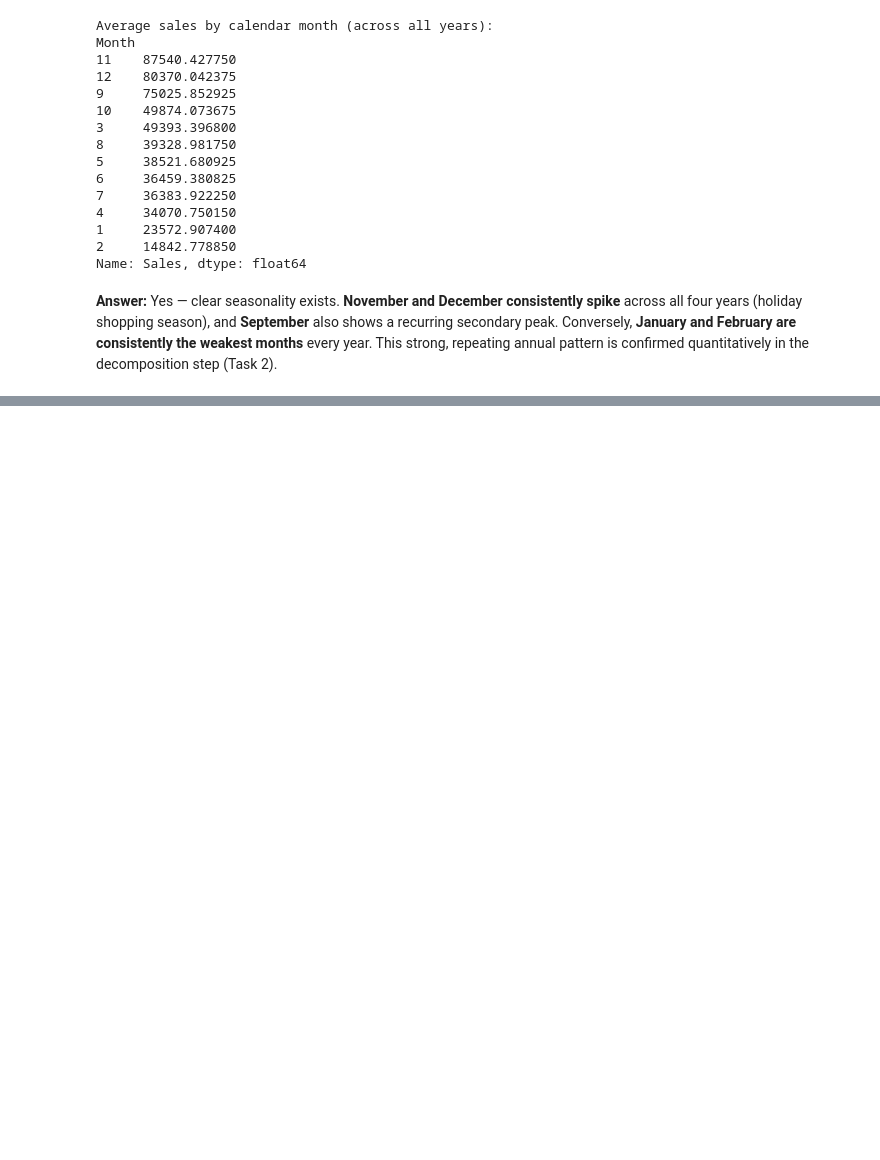
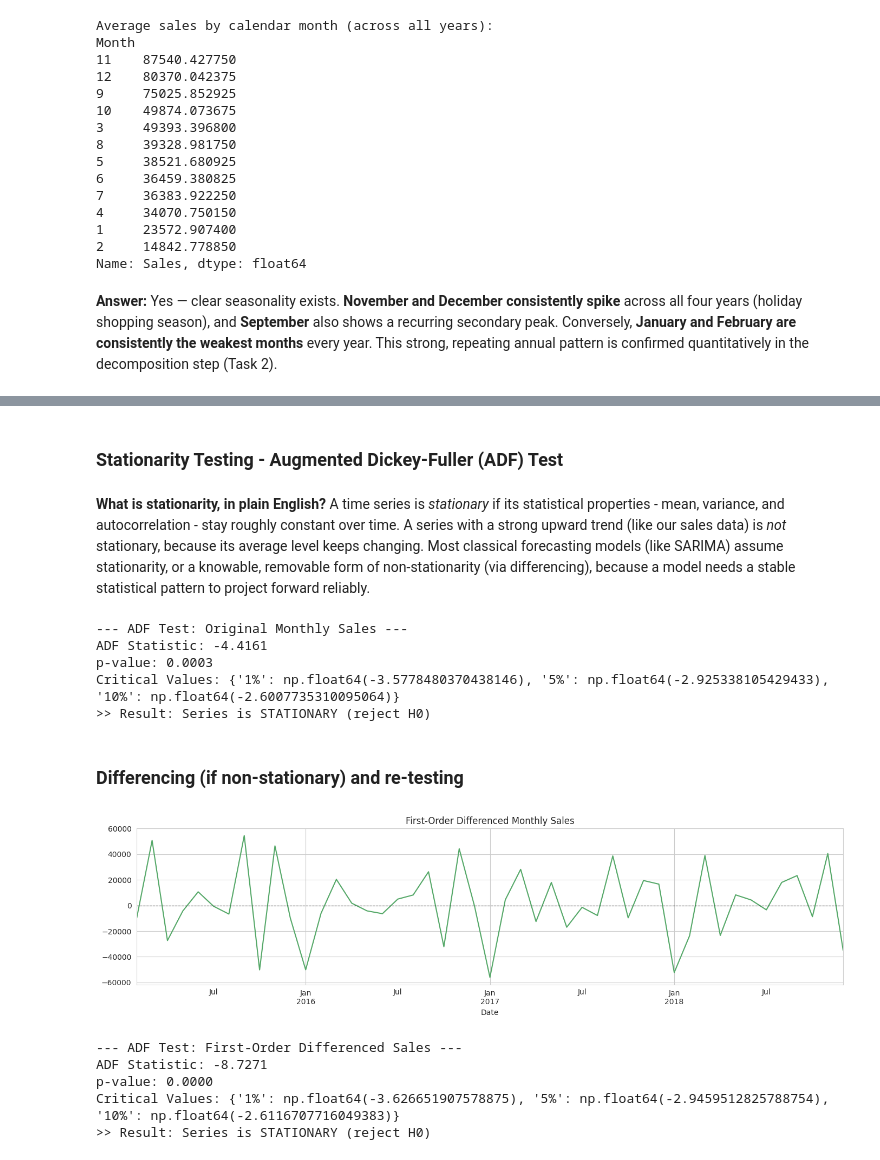
Before and after one commit to krtechie/sales-forecasting, a Jupyter notebook: analysis.ipynb, the cells around one changed output, grey strips where cells are left out. Cells and saved outputs as stored; diff of their text form; code cells hidden in the pictures; blank space fills up the shorter version.

```diff
--- a/analysis.ipynb
+++ b/analysis.ipynb
@@ -312,0 +380,59 @@ step (Task 2).
+# %% [markdown]
+### Stationarity Testing - Augmented Dickey-Fuller (ADF) Test
+# %% [markdown]
+**What is stationarity, in plain English?** A time series is *stationary* if its
+statistical properties - mean, variance, and autocorrelation - stay roughly constant over time.
+A series with a strong upward trend (like our sales data) is *not* stationary, because its
+average level keeps changing. Most classical forecasting models (like SARIMA) assume
+stationarity, or a knowable, removable form of non-stationarity (via differencing), because a
+model needs a stable statistical pattern to project forward reliably.
+# %%
+from statsmodels.tsa.stattools import adfuller
+
+def run_adf(series, label):
+    """Run the Augmented Dickey-Fuller test and print a plain-English interpretation.
+    Null hypothesis (H0): the series has a unit root, i.e. it is NON-stationary.
+    If p-value <= 0.05, we reject H0 and conclude the series IS stationary."""
+    result = adfuller(series.dropna())
+    print(f"--- ADF Test: {label} ---")
+    print(f"ADF Statistic: {result[0]:.4f}")
+    print(f"p-value: {result[1]:.4f}")
+    print(f"Critical Values: {result[4]}")
+    if result[1] <= 0.05:
+        print(">> Result: Series is STATIONARY (reject H0)\n")
+    else:
+        print(">> Result: Series is NON-STATIONARY (fail to reject H0)\n")
+    return result[1]
+
+# Test the raw monthly sales series first
+p_original = run_adf(ts, "Original Monthly Sales")
+# %% [output]
+--- ADF Test: Original Monthly Sales ---
+ADF Statistic: -4.4161
+p-value: 0.0003
+Critical Values: {'1%': np.float64(-3.5778480370438146), '5%': np.float64(-2.925338105429433), '10%': np.float64(-2.6007735310095064)}
+>> Result: Series is STATIONARY (reject H0)
+# %% [markdown]
+### Differencing (if non-stationary) and re-testing
+# %%
+# First-order differencing: subtract each month's value from the previous month.
+# This removes a linear trend and is the standard first step towards making a series stationary.
+ts_diff = ts.diff().dropna()
+
+fig, ax = plt.subplots(figsize=(14, 4))
+ts_diff.plot(ax=ax, color='#55A868')
+ax.set_title('First-Order Differenced Monthly Sales')
+ax.axhline(0, color='black', linewidth=0.8, linestyle='--')  # reference line at zero
+plt.tight_layout()
+plt.savefig('charts/differenced_series.png', dpi=120)
+plt.show()
+
+# Re-run the ADF test on the differenced series to confirm stationarity improved
+p_diff = run_adf(ts_diff, "First-Order Differenced Sales")
+# %% [output]
+[figure, added]
+--- ADF Test: First-Order Differenced Sales ---
+ADF Statistic: -8.7271
+p-value: 0.0000
+Critical Values: {'1%': np.float64(-3.626651907578875), '5%': np.float64(-2.9459512825788754), '10%': np.float64(-2.6116707716049383)}
+>> Result: Series is STATIONARY (reject H0)
```
Also changed, not shown: parts of 6 cells of this notebook, 3 other files.
